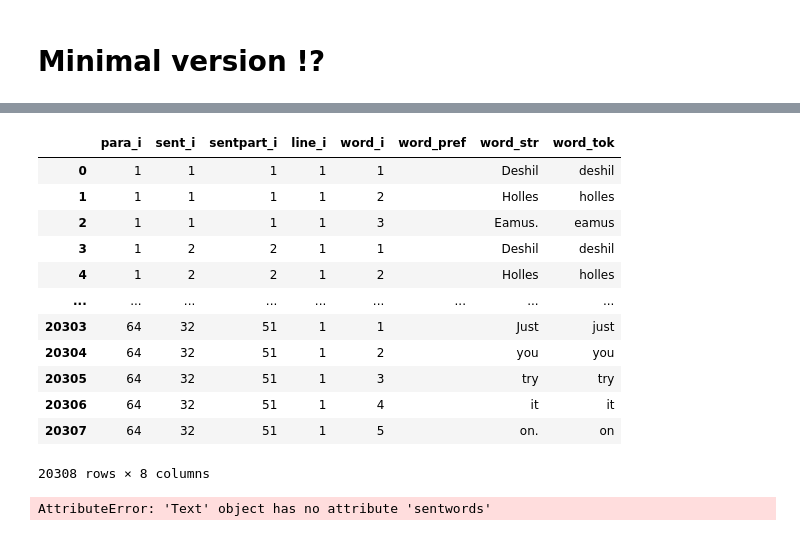
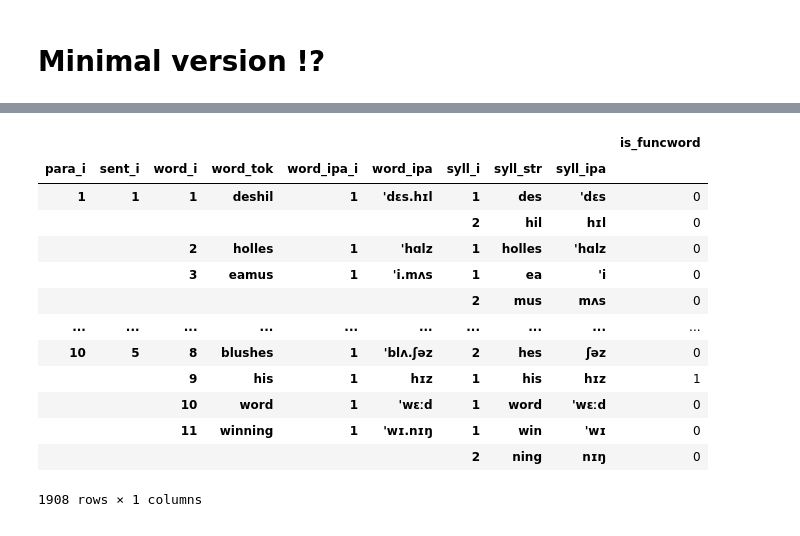
Before and after one commit to quadrismegistus/cadence, a Jupyter notebook: notebooks/newtextobjs.ipynb, the cells around one changed output, grey strips where cells are left out. Drawn from its saved outputs; the diff is of its cells as text; code cells hidden in the pictures.

```diff
--- a/notebooks/newtextobjs.ipynb
+++ b/notebooks/newtextobjs.ipynb
@@ -309,20 +198,17 @@ joyce.sylls()
 # %%
-joyce.words()
+joyce.sylls()
 # %% [output]
-|  | para_i | sent_i | sentpart_i | line_i | word_i | word_pref | word_str | word_tok |
-| 0 | 1 | 1 | 1 | 1 | 1 |  | Deshil | deshil |
-| 1 | 1 | 1 | 1 | 1 | 2 |  | Holles | holles |
-| 2 | 1 | 1 | 1 | 1 | 3 |  | Eamus. | eamus |
-| 3 | 1 | 2 | 2 | 1 | 1 |  | Deshil | deshil |
-| 4 | 1 | 2 | 2 | 1 | 2 |  | Holles | holles |
-| ... | ... | ... | ... | ... | ... | ... | ... | ... |
-| 20303 | 64 | 32 | 51 | 1 | 1 |  | Just | just |
-| 20304 | 64 | 32 | 51 | 1 | 2 |  | you | you |
-| 20305 | 64 | 32 | 51 | 1 | 3 |  | try | try |
-| 20306 | 64 | 32 | 51 | 1 | 4 |  | it | it |
-| 20307 | 64 | 32 | 51 | 1 | 5 |  | on. | on |
+|  |  |  |  |  |  |  |  |  | is_funcword |
+| para_i | sent_i | word_i | word_tok | word_ipa_i | word_ipa | syll_i | syll_str | syll_ipa |  |
+| 1 | 1 | 1 | deshil | 1 | 'dɛs.hɪl | 1 | des | 'dɛs | 0 |
+|  |  |  |  |  |  | 2 | hil | hɪl | 0 |
+|  |  | 2 | holles | 1 | 'hɑlz | 1 | holles | 'hɑlz | 0 |
+|  |  | 3 | eamus | 1 | 'i.mʌs | 1 | ea | 'i | 0 |
+|  |  |  |  |  |  | 2 | mus | mʌs | 0 |
+| ... | ... | ... | ... | ... | ... | ... | ... | ... | ... |
+| 10 | 5 | 8 | blushes | 1 | 'blʌ.ʃəz | 2 | hes | ʃəz | 0 |
+|  |  | 9 | his | 1 | hɪz | 1 | his | hɪz | 1 |
+|  |  | 10 | word | 1 | 'wɛːd | 1 | word | 'wɛːd | 0 |
+|  |  | 11 | winning | 1 | 'wɪ.nɪŋ | 1 | win | 'wɪ | 0 |
+|  |  |  |  |  |  | 2 | ning | nɪŋ | 0 |
-20308 rows × 8 columns
+1908 rows × 1 columns
-# %%
-joyce.sentwords()
-# %% [output]
-AttributeError: 'Text' object has no attribute 'sentwords'
```
Also changed, not shown: parts of 21 cells of this notebook, 15 other files.
